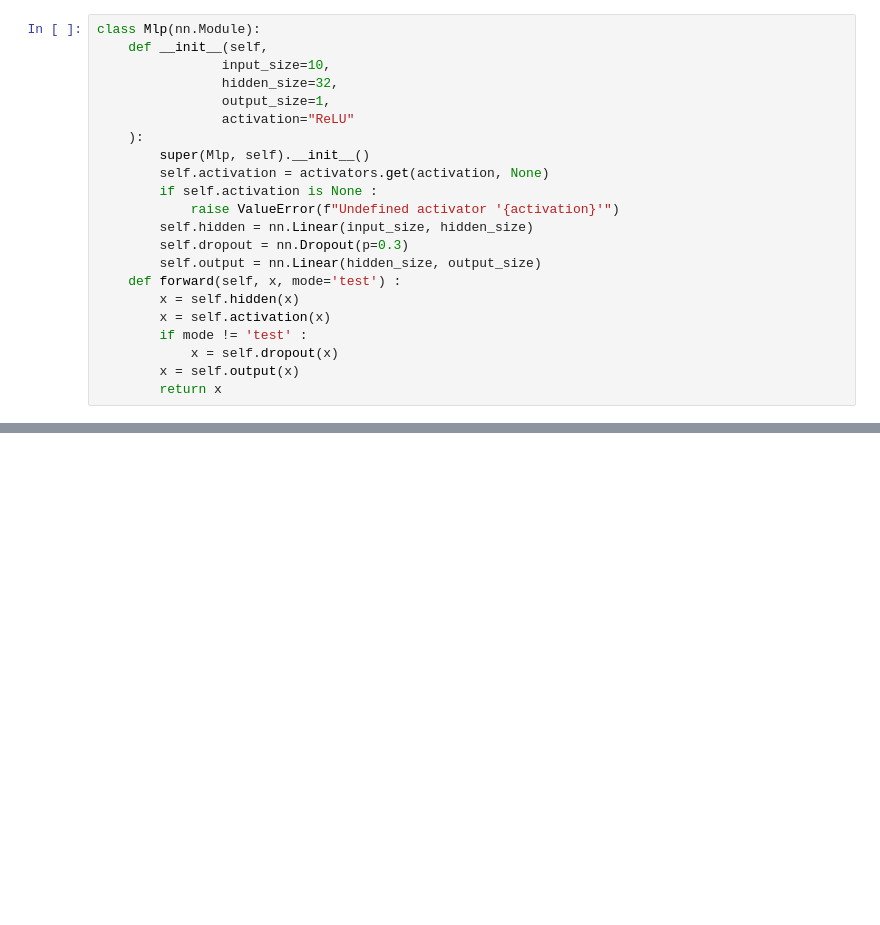
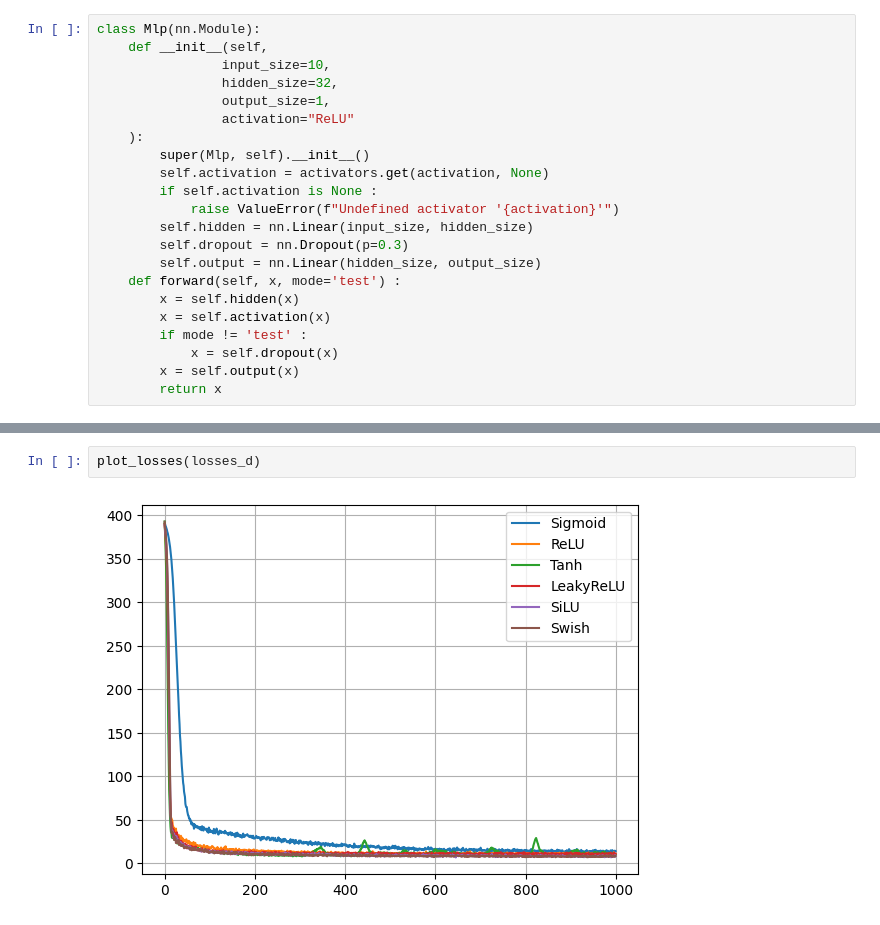
Before and after one commit to RomanBezsh/PythonAi, a Jupyter notebook: works/Work4_2_activation.ipynb, the cells around one changed output, grey strips where cells are left out. Drawn from its saved outputs; the diff is of its cells as text; blank space fills up the shorter version.

```diff
--- a/works/Work4_2_activation.ipynb
+++ b/works/Work4_2_activation.ipynb
@@ -224,0 +324,4 @@ plot_losses(losses_d)
+# %%
+plot_losses(losses_d)
+# %% [output]
+[figure, added]
```
Also changed, not shown: parts of 18 cells of this notebook.
